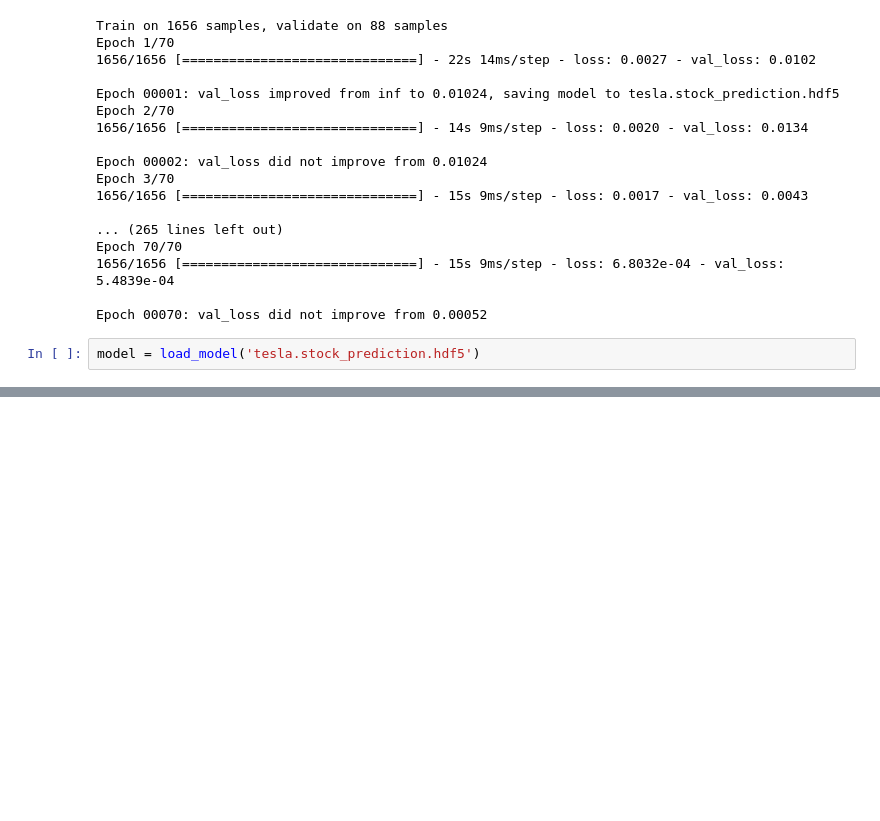
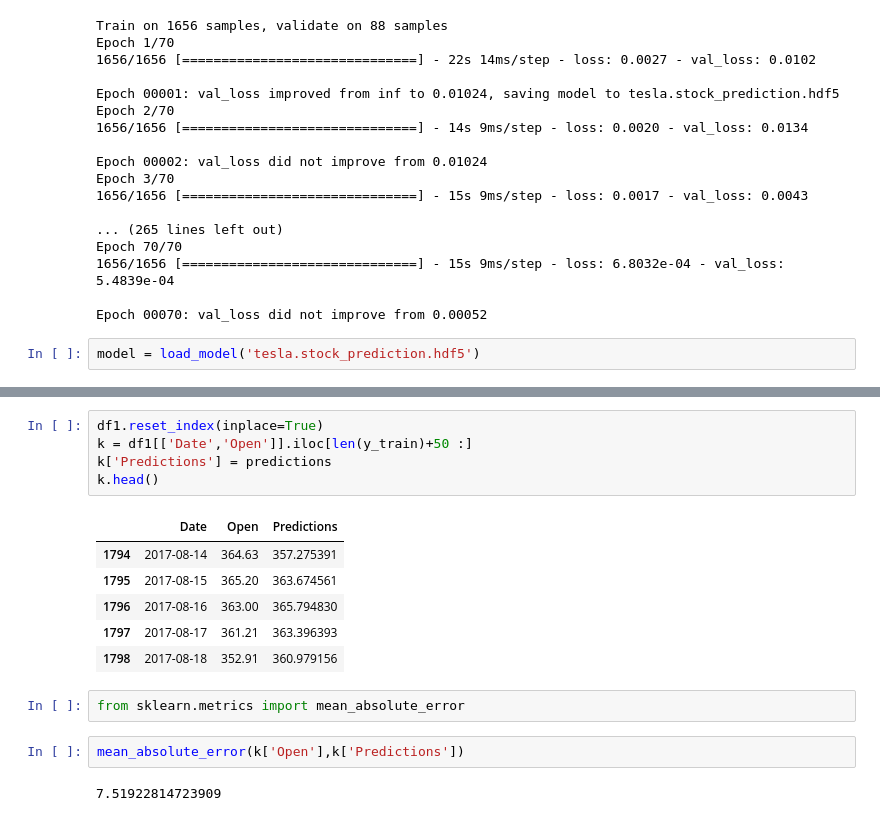
Before and after one commit to shubham-kothari/Stock-Price-Prediction-TSLA-using-LSTM, a Jupyter notebook: Stock Price Prediction - TSLA.ipynb, the cells around one changed output, grey strips where cells are left out. Cells and saved outputs as stored; diff of their text form; blank space fills up the shorter version.

```diff
--- a/Stock Price Prediction - TSLA.ipynb
+++ b/Stock Price Prediction - TSLA.ipynb
@@ -233,0 +269,18 @@ model = load_model('tesla.stock_prediction.hdf5')
+# %%
+df1.reset_index(inplace=True)
+k = df1[['Date','Open']].iloc[len(y_train)+50 :]
+k['Predictions'] = predictions
+k.head()
+# %% [output]
+|  | Date | Open | Predictions |
+| 1794 | 2017-08-14 | 364.63 | 357.275391 |
+| 1795 | 2017-08-15 | 365.20 | 363.674561 |
+| 1796 | 2017-08-16 | 363.00 | 365.794830 |
+| 1797 | 2017-08-17 | 361.21 | 363.396393 |
+| 1798 | 2017-08-18 | 352.91 | 360.979156 |
+# %%
+from sklearn.metrics import mean_absolute_error
+# %%
+mean_absolute_error(k['Open'],k['Predictions'])
+# %% [output]
+7.51922814723909
```
Also changed, not shown: parts of 5 cells of this notebook.
